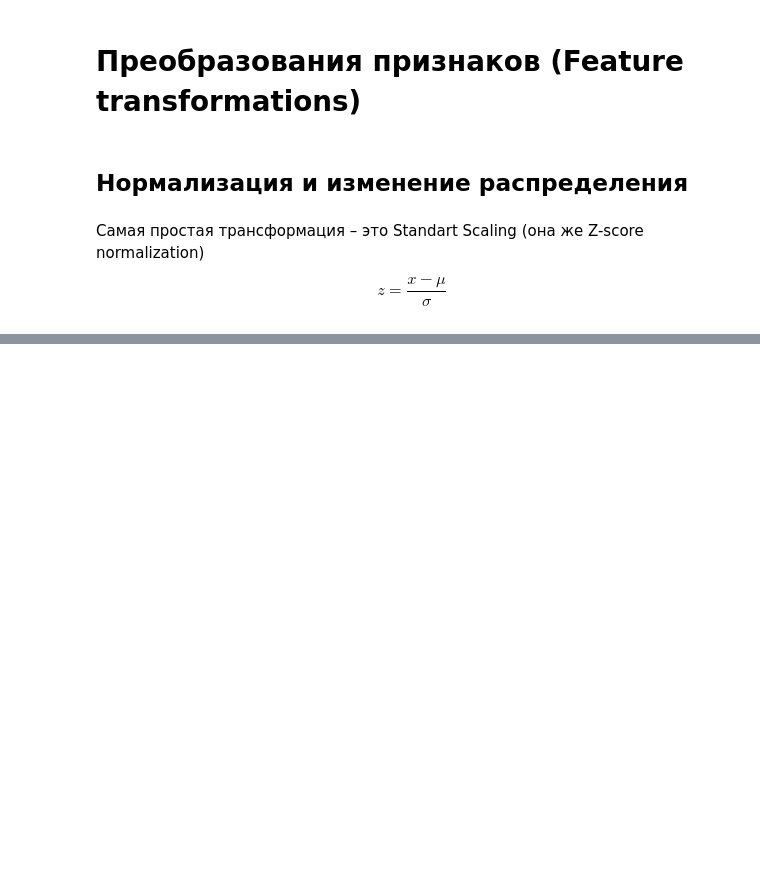
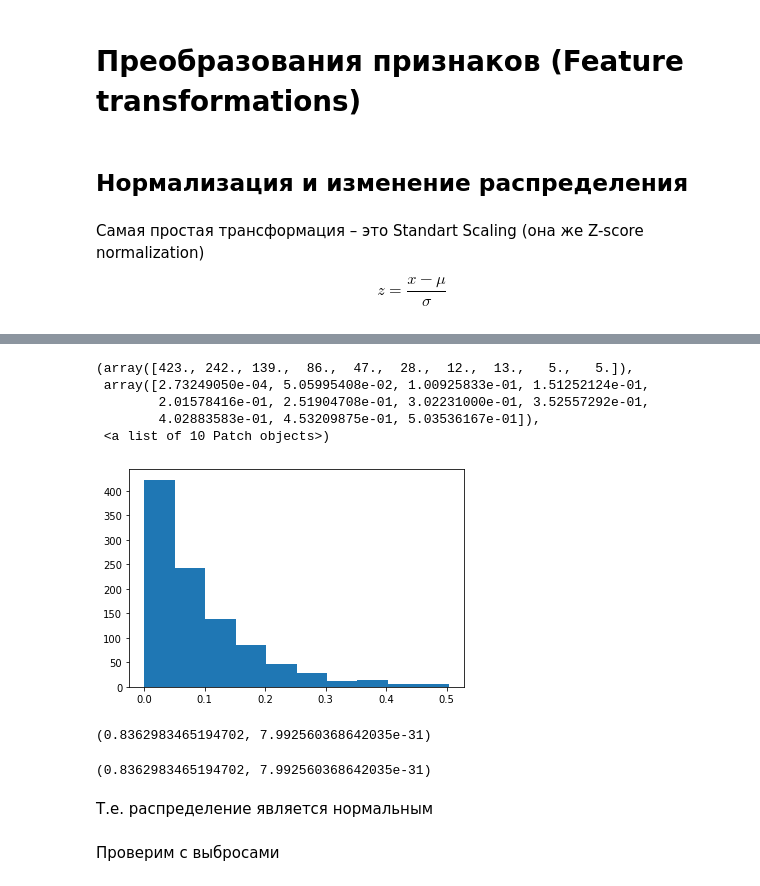
Before and after one commit to AlexeyMarg/open_ai_course, a Jupyter notebook: 6_feature_engineering/6_feature_engineering.ipynb, the cells around one changed output, grey strips where cells are left out. Cells and saved outputs as stored; diff of their text form; code cells hidden in the pictures; blank space fills up the shorter version.

```diff
--- a/6_feature_engineering/6_feature_engineering.ipynb
+++ b/6_feature_engineering/6_feature_engineering.ipynb
@@ -279,0 +284,3 @@ $$
+# %%
+data = beta(1, 10).rvs(1000)
+data
@@ -279,0 +305,23 @@ $$
+# %%
+import matplotlib.pyplot as plt
+plt.hist(data)
+# %% [output]
+(array([423., 242., 139.,  86.,  47.,  28.,  12.,  13.,   5.,   5.]),
+ array([2.73249050e-04, 5.05995408e-02, 1.00925833e-01, 1.51252124e-01,
+        2.01578416e-01, 2.51904708e-01, 3.02231000e-01, 3.52557292e-01,
+        4.02883583e-01, 4.53209875e-01, 5.03536167e-01]),
+ <a list of 10 Patch objects>)
+[figure, added]
+# %%
+shapiro(data)
+# %% [output]
+(0.8362983465194702, 7.992560368642035e-31)
+# %%
+data_scaled = StandardScaler().fit_transform(data.reshape(-1, 1))
+shapiro(data_scaled)
+# %% [output]
+(0.8362983465194702, 7.992560368642035e-31)
+# %% [markdown]
+Т.е. распределение является нормальным
+# %% [markdown]
+Проверим с выбросами
```
Also changed, not shown: parts of 29 cells of this notebook.
